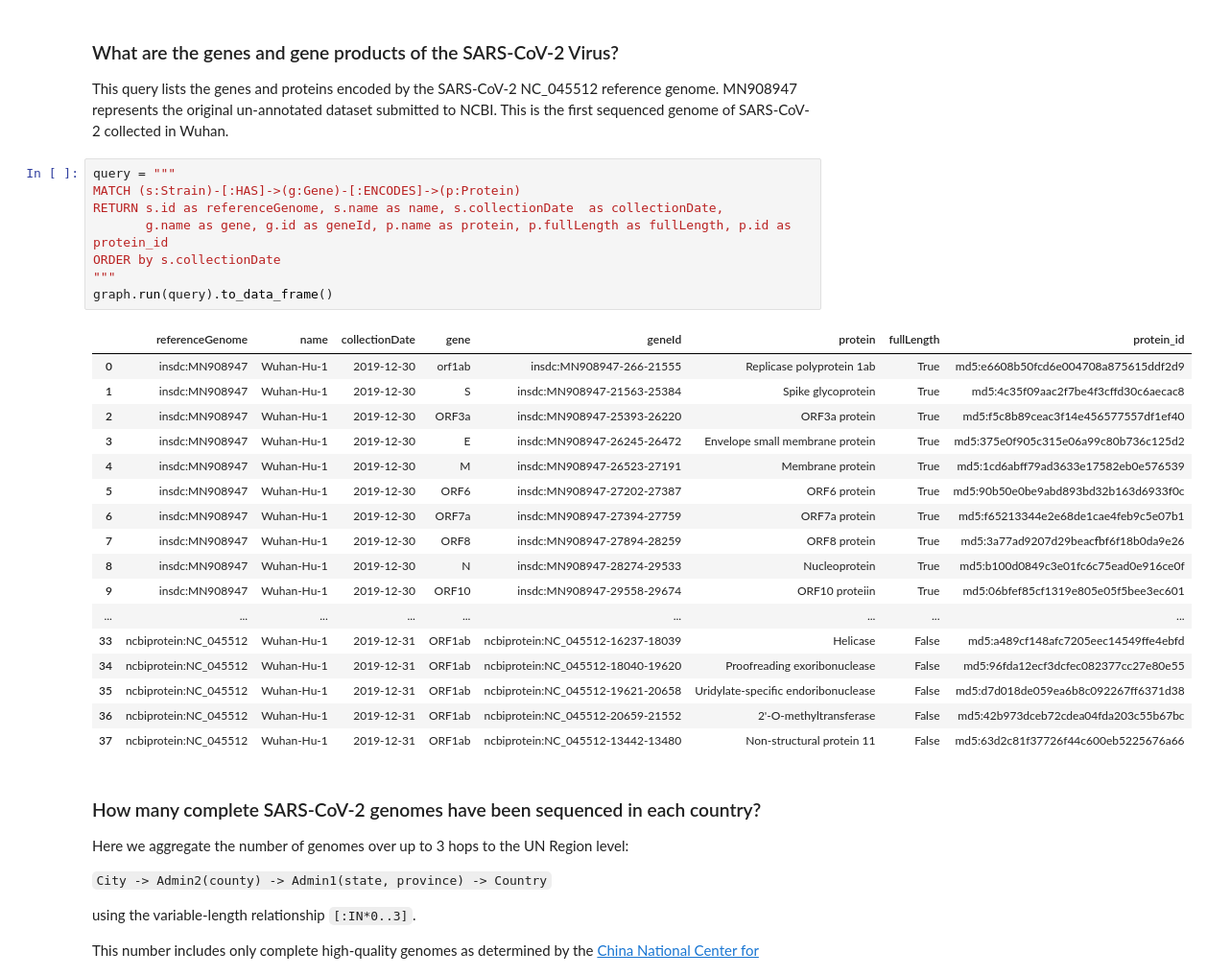
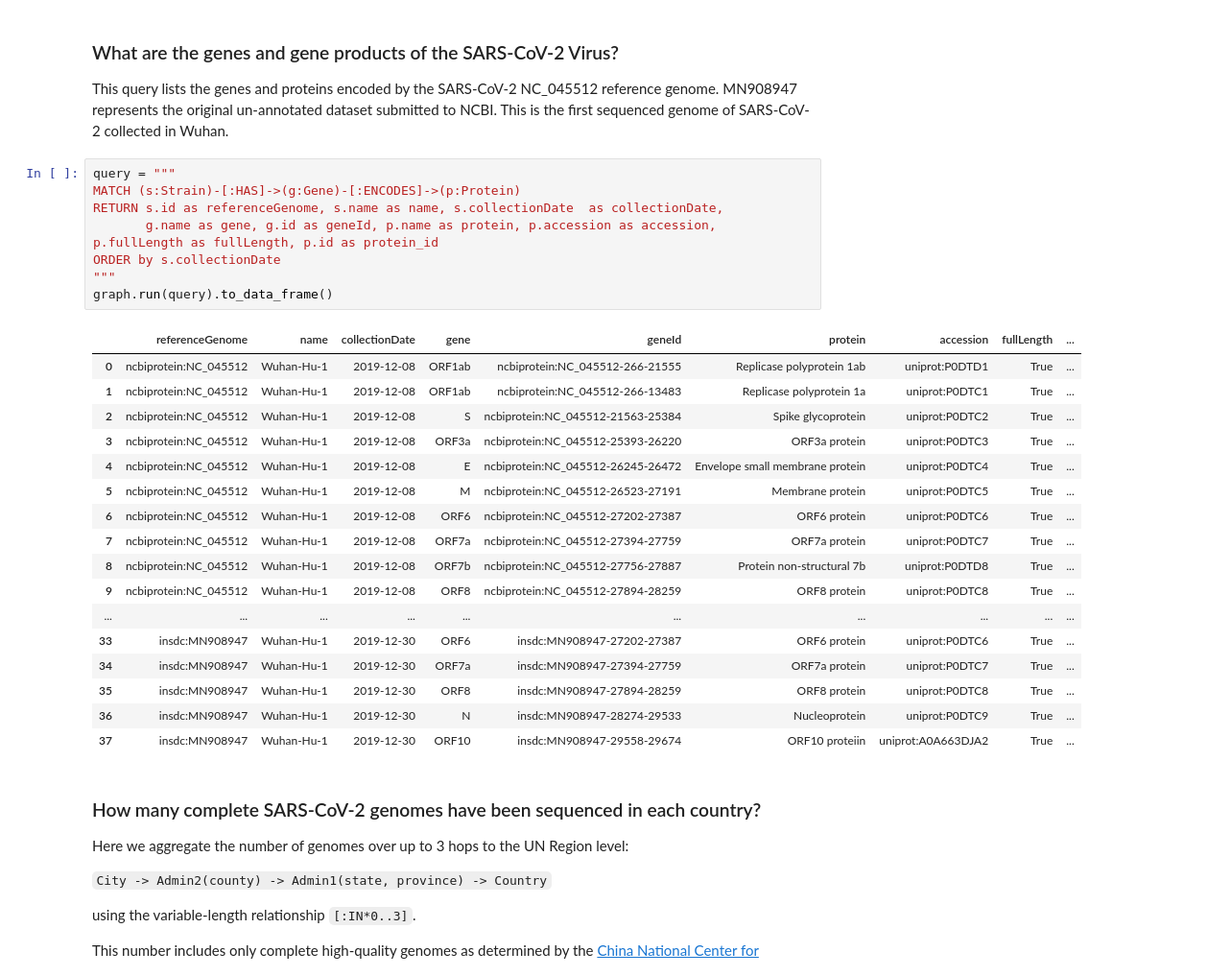
Before and after one commit to covid-19-net/covid-19-community, a Jupyter notebook: notebooks/queries/Bioentities.ipynb, the cells around one changed output. Shown: that part at 96% size. Cells and saved outputs as stored; diff of their text form.

Commit message:
added protein structures

```diff
--- a/notebooks/queries/Bioentities.ipynb
+++ b/notebooks/queries/Bioentities.ipynb
@@ -146,29 +146,29 @@ This query lists the genes and proteins encoded by the SARS-CoV-2 NC_045512 refe
 # %%
 query = """
 MATCH (s:Strain)-[:HAS]->(g:Gene)-[:ENCODES]->(p:Protein)
 RETURN s.id as referenceGenome, s.name as name, s.collectionDate  as collectionDate,
-       g.name as gene, g.id as geneId, p.name as protein, p.fullLength as fullLength, p.id as protein_id
+       g.name as gene, g.id as geneId, p.name as protein, p.accession as accession, p.fullLength as fullLength, p.id as protein_id
 ORDER by s.collectionDate
 """
 graph.run(query).to_data_frame()
 # %% [output]
-|  | referenceGenome | name | collectionDate | gene | geneId | protein | fullLength | protein_id |
-| 0 | insdc:MN908947 | Wuhan-Hu-1 | 2019-12-30 | orf1ab | insdc:MN908947-266-21555 | Replicase polyprotein 1ab | True | md5:e6608b50fcd6e004708a875615ddf2d9 |
-| 1 | insdc:MN908947 | Wuhan-Hu-1 | 2019-12-30 | S | insdc:MN908947-21563-25384 | Spike glycoprotein | True | md5:4c35f09aac2f7be4f3cffd30c6aecac8 |
-| 2 | insdc:MN908947 | Wuhan-Hu-1 | 2019-12-30 | ORF3a | insdc:MN908947-25393-26220 | ORF3a protein | True | md5:f5c8b89ceac3f14e456577557df1ef40 |
-| 3 | insdc:MN908947 | Wuhan-Hu-1 | 2019-12-30 | E | insdc:MN908947-26245-26472 | Envelope small membrane protein | True | md5:375e0f905c315e06a99c80b736c125d2 |
-| 4 | insdc:MN908947 | Wuhan-Hu-1 | 2019-12-30 | M | insdc:MN908947-26523-27191 | Membrane protein | True | md5:1cd6abff79ad3633e17582eb0e576539 |
-| 5 | insdc:MN908947 | Wuhan-Hu-1 | 2019-12-30 | ORF6 | insdc:MN908947-27202-27387 | ORF6 protein | True | md5:90b50e0be9abd893bd32b163d6933f0c |
-| 6 | insdc:MN908947 | Wuhan-Hu-1 | 2019-12-30 | ORF7a | insdc:MN908947-27394-27759 | ORF7a protein | True | md5:f65213344e2e68de1cae4feb9c5e07b1 |
-| 7 | insdc:MN908947 | Wuhan-Hu-1 | 2019-12-30 | ORF8 | insdc:MN908947-27894-28259 | ORF8 protein | True | md5:3a77ad9207d29beacfbf6f18b0da9e26 |
-| 8 | insdc:MN908947 | Wuhan-Hu-1 | 2019-12-30 | N | insdc:MN908947-28274-29533 | Nucleoprotein | True | md5:b100d0849c3e01fc6c75ead0e916ce0f |
-| 9 | insdc:MN908947 | Wuhan-Hu-1 | 2019-12-30 | ORF10 | insdc:MN908947-29558-29674 | ORF10 proteiin | True | md5:06bfef85cf1319e805e05f5bee3ec601 |
-| ... | ... | ... | ... | ... | ... | ... | ... | ... |
-| 33 | ncbiprotein:NC_045512 | Wuhan-Hu-1 | 2019-12-31 | ORF1ab | ncbiprotein:NC_045512-16237-18039 | Helicase | False | md5:a489cf148afc7205eec14549ffe4ebfd |
-| 34 | ncbiprotein:NC_045512 | Wuhan-Hu-1 | 2019-12-31 | ORF1ab | ncbiprotein:NC_045512-18040-19620 | Proofreading exoribonuclease | False | md5:96fda12ecf3dcfec082377cc27e80e55 |
-| 35 | ncbiprotein:NC_045512 | Wuhan-Hu-1 | 2019-12-31 | ORF1ab | ncbiprotein:NC_045512-19621-20658 | Uridylate-specific endoribonuclease | False | md5:d7d018de059ea6b8c092267ff6371d38 |
-| 36 | ncbiprotein:NC_045512 | Wuhan-Hu-1 | 2019-12-31 | ORF1ab | ncbiprotein:NC_045512-20659-21552 | 2'-O-methyltransferase | False | md5:42b973dceb72cdea04fda203c55b67bc |
-| 37 | ncbiprotein:NC_045512 | Wuhan-Hu-1 | 2019-12-31 | ORF1ab | ncbiprotein:NC_045512-13442-13480 | Non-structural protein 11 | False | md5:63d2c81f37726f44c600eb5225676a66 |
+|  | referenceGenome | name | collectionDate | gene | geneId | protein | accession | fullLength | ... |
+| 0 | ncbiprotein:NC_045512 | Wuhan-Hu-1 | 2019-12-08 | ORF1ab | ncbiprotein:NC_045512-266-21555 | Replicase polyprotein 1ab | uniprot:P0DTD1 | True | ... |
+| 1 | ncbiprotein:NC_045512 | Wuhan-Hu-1 | 2019-12-08 | ORF1ab | ncbiprotein:NC_045512-266-13483 | Replicase polyprotein 1a | uniprot:P0DTC1 | True | ... |
+| 2 | ncbiprotein:NC_045512 | Wuhan-Hu-1 | 2019-12-08 | S | ncbiprotein:NC_045512-21563-25384 | Spike glycoprotein | uniprot:P0DTC2 | True | ... |
+| 3 | ncbiprotein:NC_045512 | Wuhan-Hu-1 | 2019-12-08 | ORF3a | ncbiprotein:NC_045512-25393-26220 | ORF3a protein | uniprot:P0DTC3 | True | ... |
+| 4 | ncbiprotein:NC_045512 | Wuhan-Hu-1 | 2019-12-08 | E | ncbiprotein:NC_045512-26245-26472 | Envelope small membrane protein | uniprot:P0DTC4 | True | ... |
+| 5 | ncbiprotein:NC_045512 | Wuhan-Hu-1 | 2019-12-08 | M | ncbiprotein:NC_045512-26523-27191 | Membrane protein | uniprot:P0DTC5 | True | ... |
+| 6 | ncbiprotein:NC_045512 | Wuhan-Hu-1 | 2019-12-08 | ORF6 | ncbiprotein:NC_045512-27202-27387 | ORF6 protein | uniprot:P0DTC6 | True | ... |
+| 7 | ncbiprotein:NC_045512 | Wuhan-Hu-1 | 2019-12-08 | ORF7a | ncbiprotein:NC_045512-27394-27759 | ORF7a protein | uniprot:P0DTC7 | True | ... |
+| 8 | ncbiprotein:NC_045512 | Wuhan-Hu-1 | 2019-12-08 | ORF7b | ncbiprotein:NC_045512-27756-27887 | Protein non-structural 7b | uniprot:P0DTD8 | True | ... |
+| 9 | ncbiprotein:NC_045512 | Wuhan-Hu-1 | 2019-12-08 | ORF8 | ncbiprotein:NC_045512-27894-28259 | ORF8 protein | uniprot:P0DTC8 | True | ... |
+| ... | ... | ... | ... | ... | ... | ... | ... | ... | ... |
+| 33 | insdc:MN908947 | Wuhan-Hu-1 | 2019-12-30 | ORF6 | insdc:MN908947-27202-27387 | ORF6 protein | uniprot:P0DTC6 | True | ... |
+| 34 | insdc:MN908947 | Wuhan-Hu-1 | 2019-12-30 | ORF7a | insdc:MN908947-27394-27759 | ORF7a protein | uniprot:P0DTC7 | True | ... |
+| 35 | insdc:MN908947 | Wuhan-Hu-1 | 2019-12-30 | ORF8 | insdc:MN908947-27894-28259 | ORF8 protein | uniprot:P0DTC8 | True | ... |
+| 36 | insdc:MN908947 | Wuhan-Hu-1 | 2019-12-30 | N | insdc:MN908947-28274-29533 | Nucleoprotein | uniprot:P0DTC9 | True | ... |
+| 37 | insdc:MN908947 | Wuhan-Hu-1 | 2019-12-30 | ORF10 | insdc:MN908947-29558-29674 | ORF10 proteiin | uniprot:A0A663DJA2 | True | ... |
 # %% [markdown]
 ### How many complete SARS-CoV-2 genomes have been sequenced in each country?
 Here we aggregate the number of genomes over up to 3 hops to the UN Region level:
```
Also changed, not shown: parts of 4 cells of this notebook, 11 other files.
